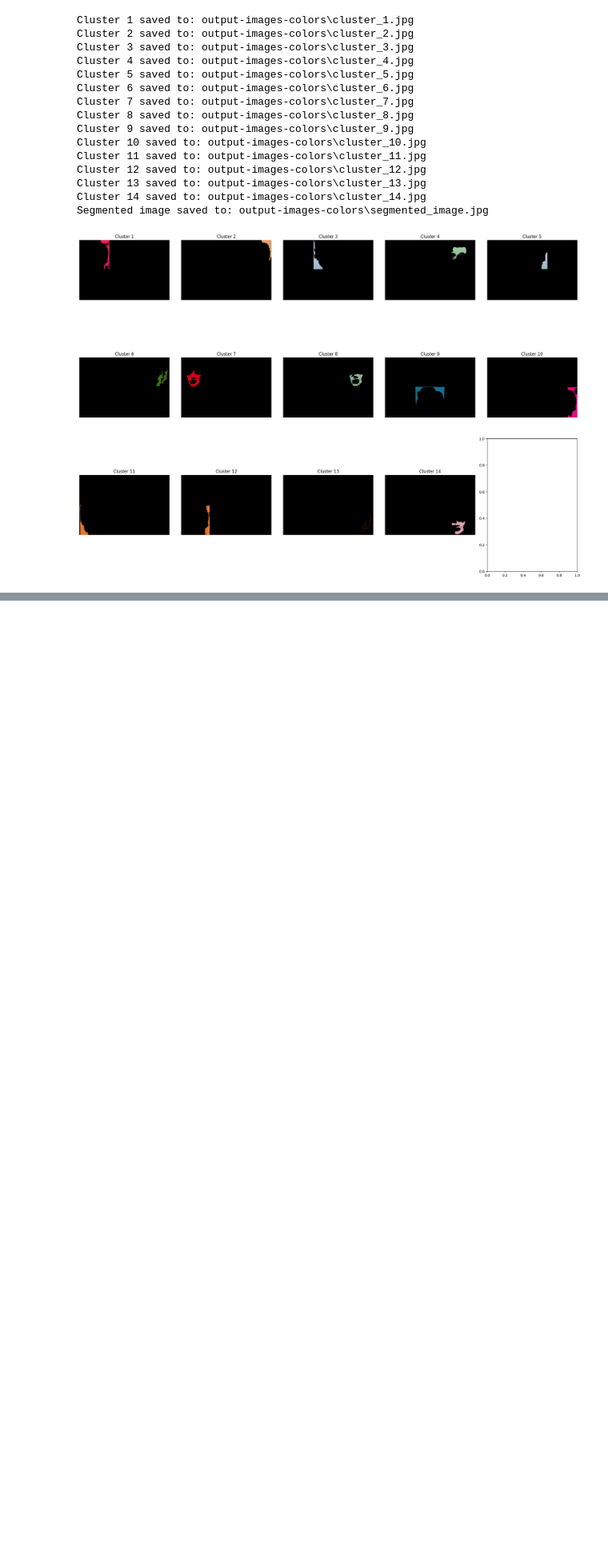
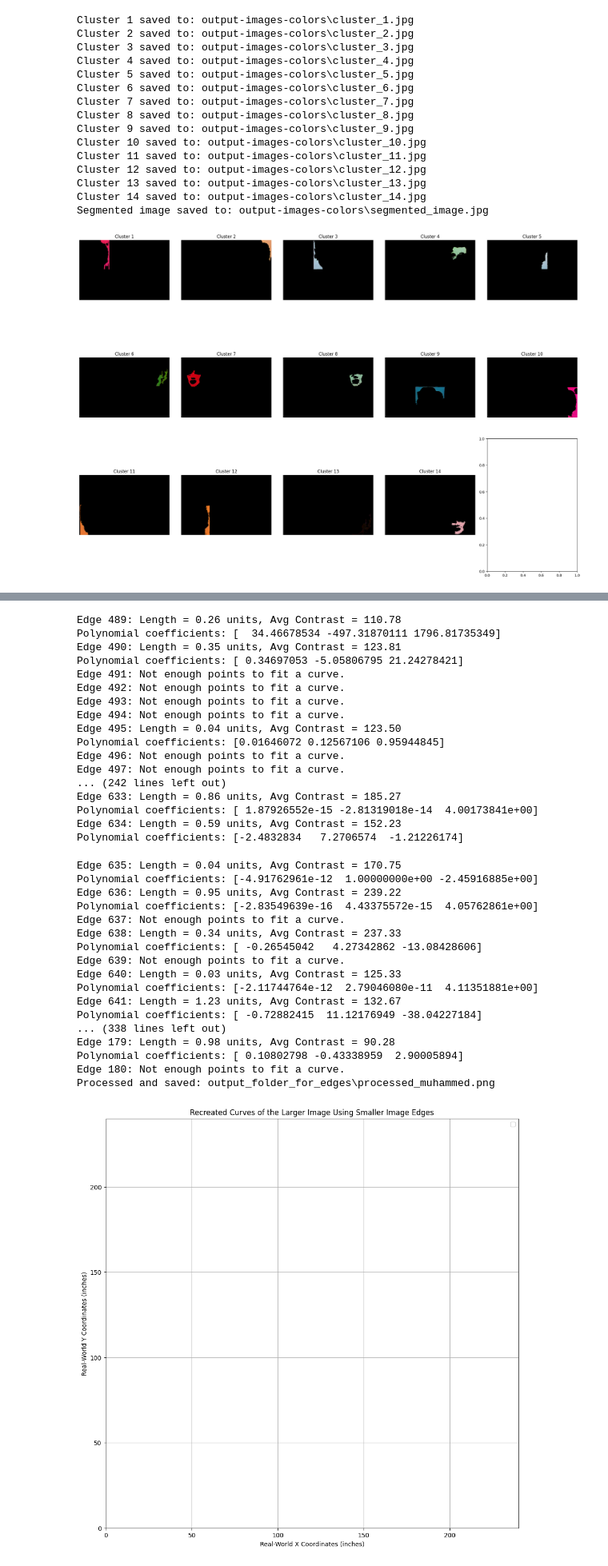
Before and after one commit to Y01N/CanMosaic, a Jupyter notebook: can_mosaic.ipynb, the cells around one changed output, grey strips where cells are left out. Shown at 80% size. Cells and saved outputs as stored; diff of their text form; code cells hidden in the pictures; blank space fills up the shorter version.

Commit message:
edge similarity not working

```diff
--- a/can_mosaic.ipynb
+++ b/can_mosaic.ipynb
@@ -561,31 +636,20 @@ small_image_path = "test-cans/8.16x4.83/pepsi.png"
 small_image_width = 8.16  # Width of the smaller image in inches
 large_image_path = "test-images/muhammed.png"
 large_image_width = 240  # Width of the larger image in inches
-max_small_images = 5000  # Maximum number of smaller images to use
 output_path = "output_mosaic.jpg"
 
 # Specify a valid output folder for edge processing
 output_folder = "output_folder_for_edges"
 os.makedirs(output_folder, exist_ok=True)
 
-# Debugging: Test process_image independently
-print("Testing process_image...")
-edge_data = process_image(large_image_path, output_folder, large_image_width)
-if not edge_data:
-    print("No edge data returned. Check the process_image function.")
-else:
-    print(f"Edge data successfully returned: {len(edge_data)} edges found.")
+# Process the smaller image to extract its edges
+small_image_edges = process_image(small_image_path, output_folder=output_folder, real_distance=small_image_width)
 
-# Debugging: Test create_mosaic_from_polynomial_curves
-print("Creating mosaic...")
+# Pass the extracted edges to the function
 create_mosaic_from_polynomial_curves(
-    small_image_path,
-    small_image_width,
+    small_image_edges,  # Pass the edges of the smaller image
     large_image_path,
     large_image_width,
-    max_small_images,
-    output_path,
-    lambda image_path, output_folder, real_distance: process_image(image_path, output_folder, real_distance)  # Use the valid output_folder
+    lambda image_path, output_folder, real_distance: process_image(image_path, output_folder, real_distance)
 )
-print("Mosaic creation complete.")
 # %% [output]
@@ -610,0 +707,35 @@ Mosaic creation complete.
+Edge 489: Length = 0.26 units, Avg Contrast = 110.78
+Polynomial coefficients: [  34.46678534 -497.31870111 1796.81735349]
+Edge 490: Length = 0.35 units, Avg Contrast = 123.81
+Polynomial coefficients: [ 0.34697053 -5.05806795 21.24278421]
+Edge 491: Not enough points to fit a curve.
+Edge 492: Not enough points to fit a curve.
+Edge 493: Not enough points to fit a curve.
+Edge 494: Not enough points to fit a curve.
+Edge 495: Length = 0.04 units, Avg Contrast = 123.50
+Polynomial coefficients: [0.01646072 0.12567106 0.95944845]
+Edge 496: Not enough points to fit a curve.
+Edge 497: Not enough points to fit a curve.
+... (242 lines left out)
+Edge 633: Length = 0.86 units, Avg Contrast = 185.27
+Polynomial coefficients: [ 1.87926552e-15 -2.81319018e-14  4.00173841e+00]
+Edge 634: Length = 0.59 units, Avg Contrast = 152.23
+Polynomial coefficients: [-2.4832834   7.2706574  -1.21226174]
+Edge 635: Length = 0.04 units, Avg Contrast = 170.75
+Polynomial coefficients: [-4.91762961e-12  1.00000000e+00 -2.45916885e+00]
+Edge 636: Length = 0.95 units, Avg Contrast = 239.22
+Polynomial coefficients: [-2.83549639e-16  4.43375572e-15  4.05762861e+00]
+Edge 637: Not enough points to fit a curve.
+Edge 638: Length = 0.34 units, Avg Contrast = 237.33
+Polynomial coefficients: [ -0.26545042   4.27342862 -13.08428606]
+Edge 639: Not enough points to fit a curve.
+Edge 640: Length = 0.03 units, Avg Contrast = 125.33
+Polynomial coefficients: [-2.11744764e-12  2.79046080e-11  4.11351881e+00]
+Edge 641: Length = 1.23 units, Avg Contrast = 132.67
+Polynomial coefficients: [ -0.72882415  11.12176949 -38.04227184]
+... (338 lines left out)
+Edge 179: Length = 0.98 units, Avg Contrast = 90.28
+Polynomial coefficients: [ 0.10802798 -0.43338959  2.90005894]
+Edge 180: Not enough points to fit a curve.
+Processed and saved: output_folder_for_edges\processed_muhammed.png
+[figure, added]
```
Also changed, not shown: parts of 7 cells of this notebook, 8 other files.
